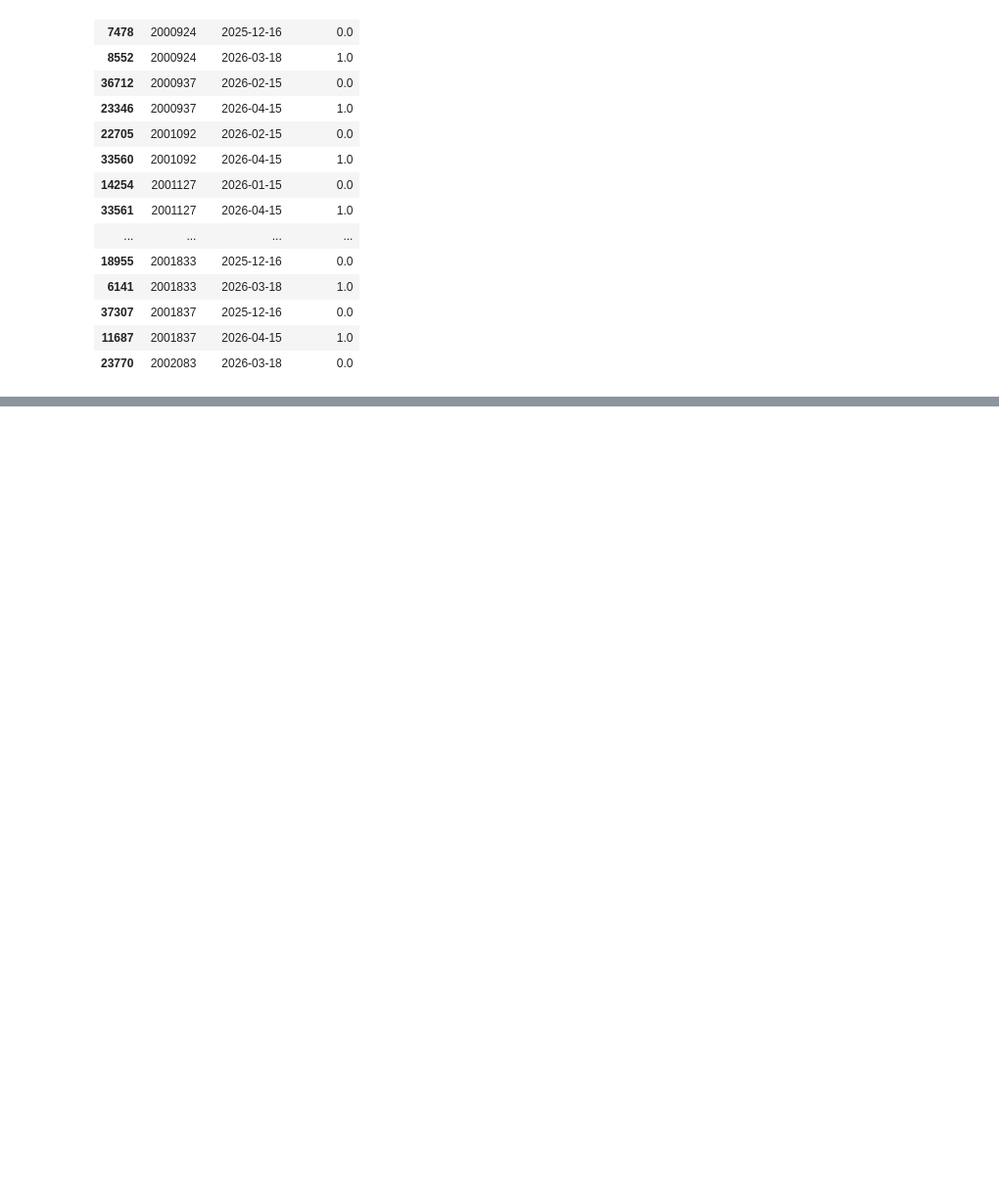
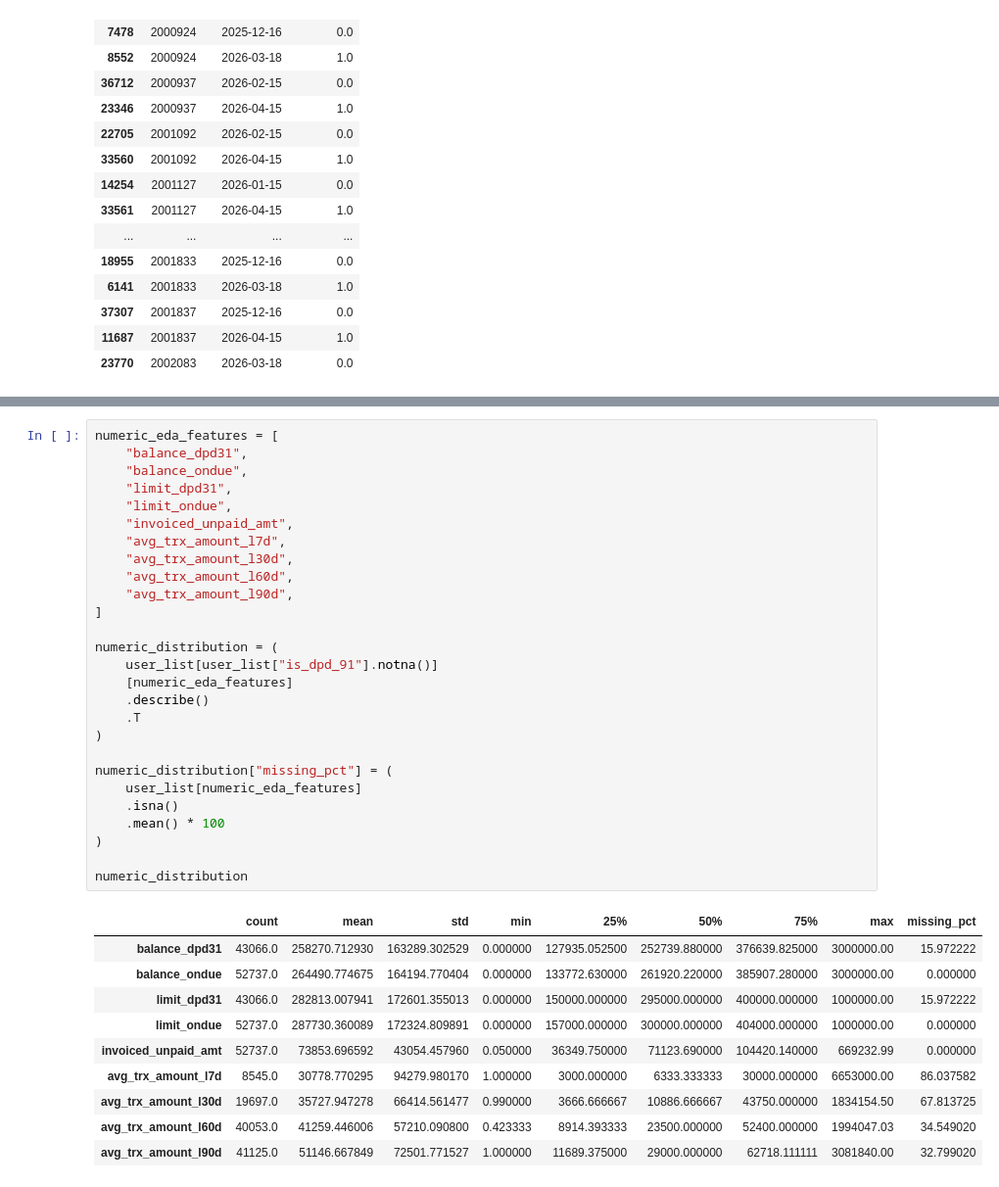
Before and after one commit to Khishigjargal42/toki_ds_task, a Jupyter notebook: notebooks/01_Toki_DPD91_Model.ipynb, the cells around one changed output, grey strips where cells are left out. Shown at 98% size. Drawn from its saved outputs; the diff is of its cells as text; blank space fills up the shorter version.

```diff
--- a/notebooks/01_Toki_DPD91_Model.ipynb
+++ b/notebooks/01_Toki_DPD91_Model.ipynb
@@ -1033,0 +1234,38 @@ user_list[
+# %%
+numeric_eda_features = [
+    "balance_dpd31",
+    "balance_ondue",
+    "limit_dpd31",
+    "limit_ondue",
+    "invoiced_unpaid_amt",
+    "avg_trx_amount_l7d",
+    "avg_trx_amount_l30d",
+    "avg_trx_amount_l60d",
+    "avg_trx_amount_l90d",
+]
+
+numeric_distribution = (
+    user_list[user_list["is_dpd_91"].notna()]
+    [numeric_eda_features]
+    .describe()
+    .T
+)
+
+numeric_distribution["missing_pct"] = (
+    user_list[numeric_eda_features]
+    .isna()
+    .mean() * 100
+)
+
+numeric_distribution
+# %% [output]
+|  | count | mean | std | min | 25% | 50% | 75% | max | missing_pct |
+| balance_dpd31 | 43066.0 | 258270.712930 | 163289.302529 | 0.000000 | 127935.052500 | 252739.880000 | 376639.825000 | 3000000.00 | 15.972222 |
+| balance_ondue | 52737.0 | 264490.774675 | 164194.770404 | 0.000000 | 133772.630000 | 261920.220000 | 385907.280000 | 3000000.00 | 0.000000 |
+| limit_dpd31 | 43066.0 | 282813.007941 | 172601.355013 | 0.000000 | 150000.000000 | 295000.000000 | 400000.000000 | 1000000.00 | 15.972222 |
+| limit_ondue | 52737.0 | 287730.360089 | 172324.809891 | 0.000000 | 157000.000000 | 300000.000000 | 404000.000000 | 1000000.00 | 0.000000 |
+| invoiced_unpaid_amt | 52737.0 | 73853.696592 | 43054.457960 | 0.050000 | 36349.750000 | 71123.690000 | 104420.140000 | 669232.99 | 0.000000 |
+| avg_trx_amount_l7d | 8545.0 | 30778.770295 | 94279.980170 | 1.000000 | 3000.000000 | 6333.333333 | 30000.000000 | 6653000.00 | 86.037582 |
+| avg_trx_amount_l30d | 19697.0 | 35727.947278 | 66414.561477 | 0.990000 | 3666.666667 | 10886.666667 | 43750.000000 | 1834154.50 | 67.813725 |
+| avg_trx_amount_l60d | 40053.0 | 41259.446006 | 57210.090800 | 0.423333 | 8914.393333 | 23500.000000 | 52400.000000 | 1994047.03 | 34.549020 |
+| avg_trx_amount_l90d | 41125.0 | 51146.667849 | 72501.771527 | 1.000000 | 11689.375000 | 29000.000000 | 62718.111111 | 3081840.00 | 32.799020 |
```
Also changed, not shown: parts of 17 cells of this notebook.
